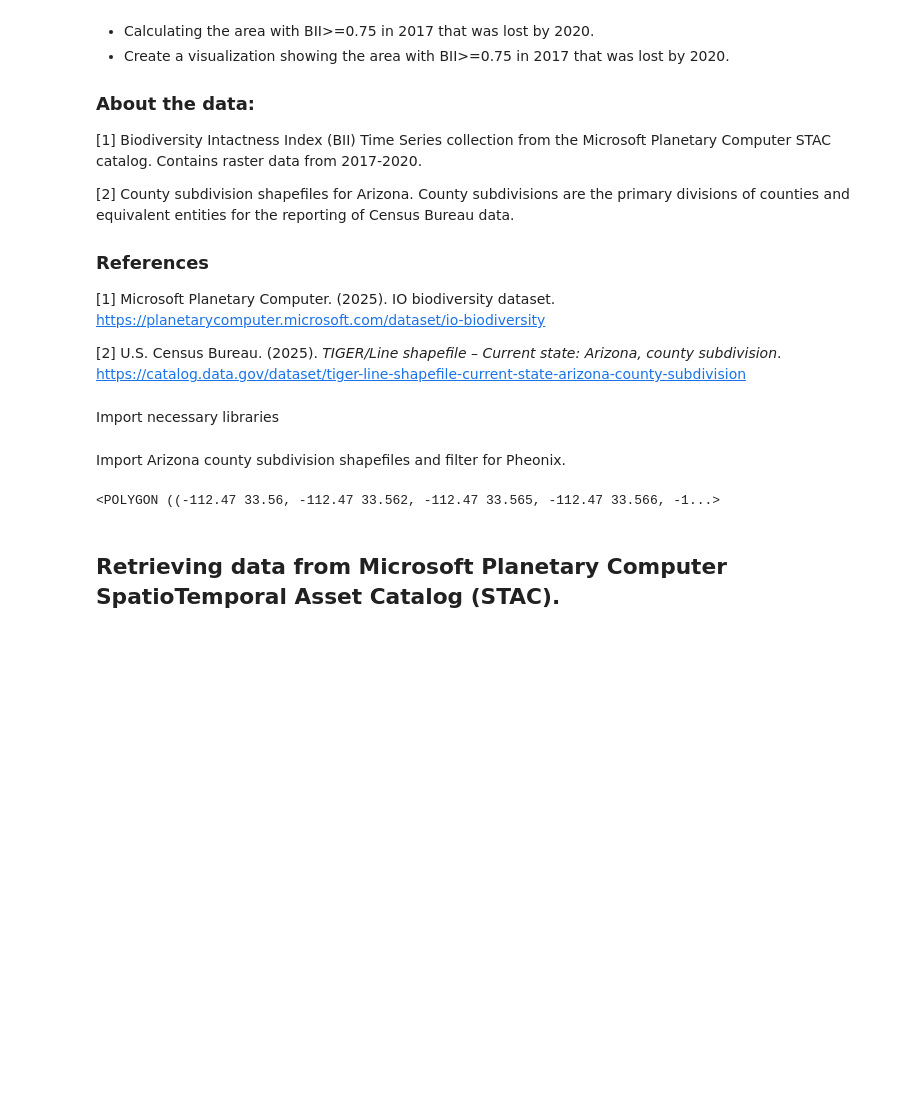
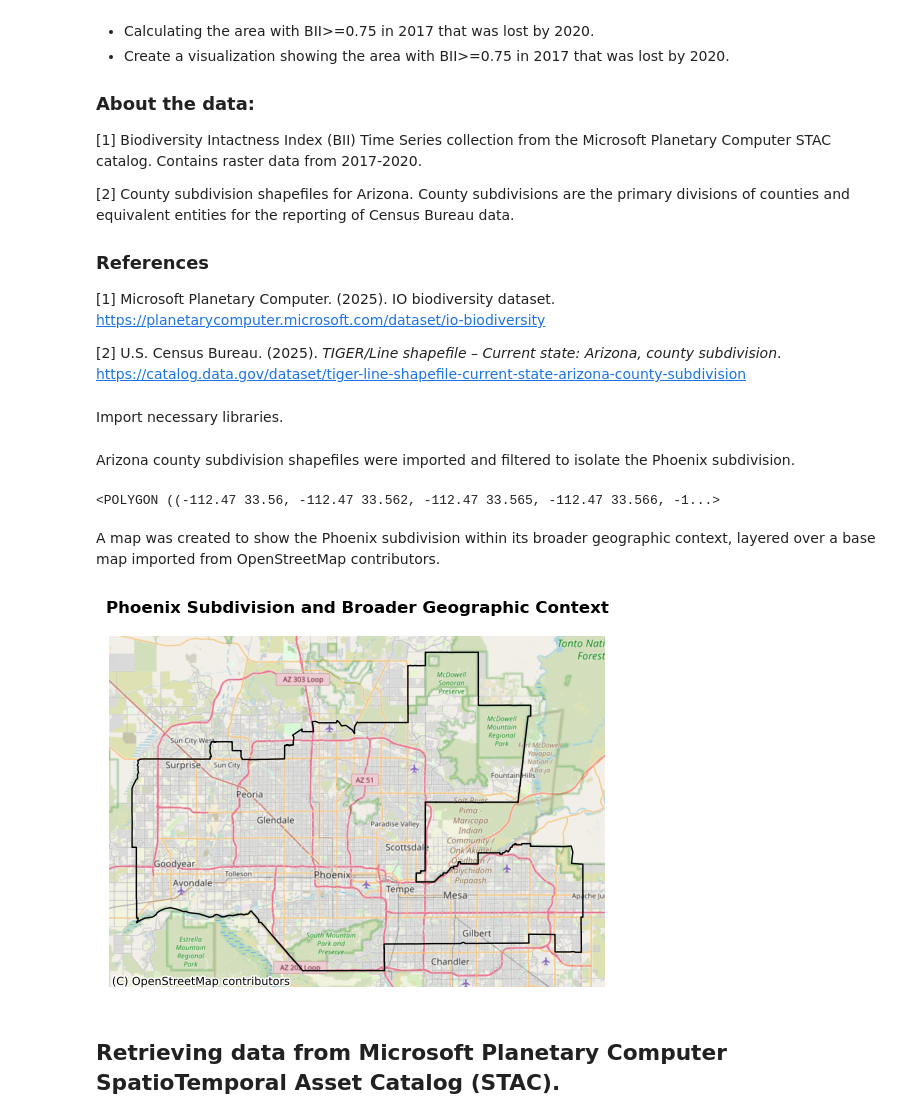
Before and after one commit to sandovaljoaquin/biodiversity-intactness-index-change, a Jupyter notebook: biodiversity_index.ipynb, the cells around one changed output. Cells and saved outputs as stored; diff of their text form; code cells hidden in the pictures; blank space fills up the shorter version.

```diff
--- a/biodiversity_index.ipynb
+++ b/biodiversity_index.ipynb
@@ -32,7 +32,7 @@ Microsoft Planetary Computer. (2025). IO biodiversity dataset. https://planetary
 [2]
 U.S. Census Bureau. (2025). *TIGER/Line shapefile – Current state: Arizona, county subdivision*. https://catalog.data.gov/dataset/tiger-line-shapefile-current-state-arizona-county-subdivision
 # %% [markdown]
-Import necessary libraries
+Import necessary libraries.
 # %%
 import os
 
@@ -50,7 +51,7 @@ import planetary_computer
 
 from IPython.display import Image
 # %% [markdown]
-Import Arizona county subdivision shapefiles and filter for Pheonix.
+Arizona county subdivision shapefiles were imported and filtered to isolate the Phoenix subdivision.
 # %%
 # Import shapefile
 
@@ -66,6 +67,26 @@ pheonix_polygon = pheonix.geometry.iloc[0]
 pheonix_polygon                                     # Verify shape is correct
 # %% [output]
 <POLYGON ((-112.47 33.56, -112.47 33.562, -112.47 33.565, -112.47 33.566, -1...>
+# %% [markdown]
+A map was created to show the Phoenix subdivision within its broader geographic context, layered over a base map imported from OpenStreetMap contributors.
+# %%
+pheonix = pheonix.to_crs(epsg=3857)
+
+fig, ax = plt.subplots()
+
+pheonix.plot(ax = ax,
+             color = 'none' ,
+             edgecolor='black')
+
+ax.set_title("Phoenix Subdivision and Broader Geographic Context",
+             fontweight = "bold")
+# Remove axes labels
+# Add basemap using contextily
+ctx.add_basemap(ax, source=ctx.providers.OpenStreetMap.Mapnik)
+ax.axis("off")
+plt.show()
+# %% [output]
+[figure, added]
 # %% [markdown]
 ## Retrieving data from Microsoft Planetary Computer SpatioTemporal Asset Catalog (STAC).
 # %% [markdown]
```
Also changed, not shown: parts of 26 cells of this notebook.
